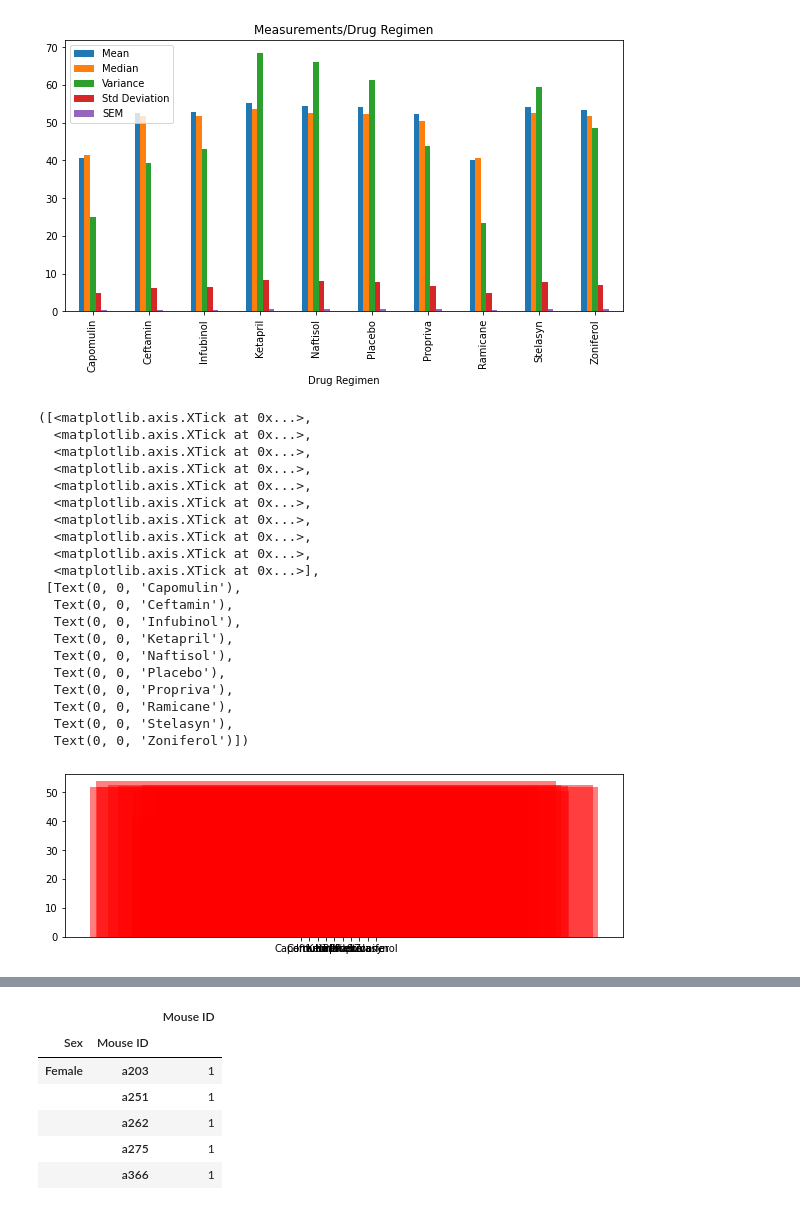
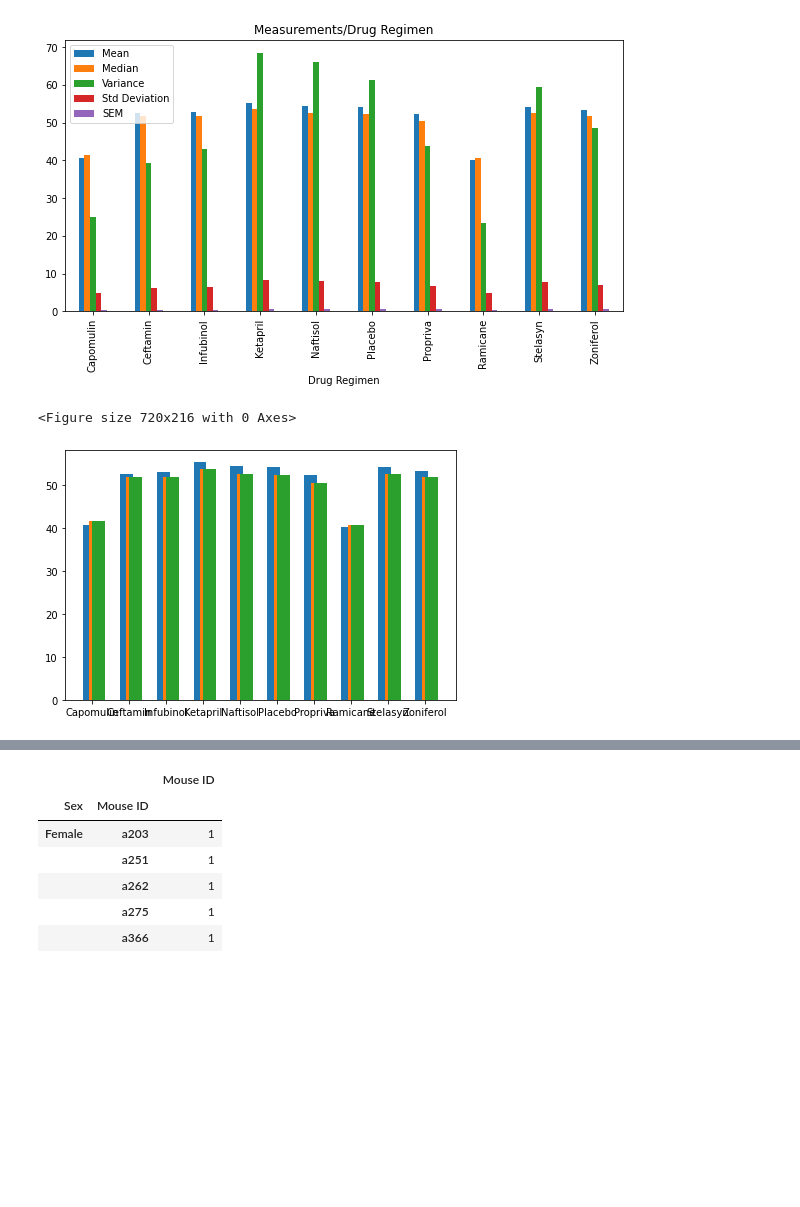
Before and after one commit to g8r1fl/matplotlib-challege, a Jupyter notebook: Pymaceuticals/pymaceuticals_starter.ipynb, the cells around one changed output, grey strips where cells are left out. Saved outputs shown, nothing was run; the diff lists cells and outputs as text; code cells hidden in the pictures; blank space fills up the shorter version.

Commit message:
figured out how to plot the bar chart with Pandas and pyplot

```diff
--- a/Pymaceuticals/pymaceuticals_starter.ipynb
+++ b/Pymaceuticals/pymaceuticals_starter.ipynb
@@ -196,0 +170,3 @@ Index(['Mean', 'Median', 'Variance', 'Std Deviation', 'SEM'], dtype='object')
+# %%
+new_summary_df = summary_df.reset_index()
+summary_df
@@ -204,36 +214,33 @@ ax = summary_df[['Mean', 'Median', 'Variance', 'Std Deviation', 'SEM']].plot(kin
 [figure]
 # %%
 # Generate a bar plot showing the total number of measurements taken on each drug regimen using pyplot.
-#     regimen = list(summary_df.keys())
-#     mean = list(summary_df['Mean'])
-#     med = list(summary_df['Median'])
+regimen = list(new_summary_df['Drug Regimen'])
+mean = list(summary_df['Mean'])
+med = list(summary_df['Median'])
+var = list(summary_df['Variance'])
+stdev = list(summary_df['Std Deviation'])
+sem = list(summary_df['SEM'])
 
-x_axis = np.arange(len(summary_df))
-tick_locations = [value for value in x_axis]
+
+x = np.arange(len(regimen)) # label locations
+width =0.35 #width of bars
+tick_locations = [value for value in x]
 plt.figure(figsize=(10,3))
-plt.bar(x_axis, summary_df["Median"],summary_df["Mean"], color='r', alpha=0.5, align="center")
+# plt.bar(x_axis, mean, med, var, color='r', alpha=0.5, align="center")
+fig, ax = plt.subplots()
+rect1 = ax.bar(x - width/4, mean, width, label='Mean')
+rect2 = ax.bar(x + width/4, med, width, label='Median')
+rect3 = ax.bar(x + (2*width/4), med, width, label='Variance')
+
+# plt.bar(x_axis, med, color='b', alpha=0.5, align="center")
+
+# plt.bar(new_summary_df["Drug Regimen"], new_summary_df[['Mean', 'Median', 'Variance', 'Std Deviation', 'SEM']])
+
 plt.xticks(tick_locations, list(summary_df.index))
 
-# plt.show()
+fig.tight_layout()
+
+plt.show()
 # %% [output]
-([<matplotlib.axis.XTick at 0x...>,
-  <matplotlib.axis.XTick at 0x...>,
-  <matplotlib.axis.XTick at 0x...>,
-  <matplotlib.axis.XTick at 0x...>,
-  <matplotlib.axis.XTick at 0x...>,
-  <matplotlib.axis.XTick at 0x...>,
-  <matplotlib.axis.XTick at 0x...>,
-  <matplotlib.axis.XTick at 0x...>,
-  <matplotlib.axis.XTick at 0x...>,
-  <matplotlib.axis.XTick at 0x...>],
- [Text(0, 0, 'Capomulin'),
-  Text(0, 0, 'Ceftamin'),
-  Text(0, 0, 'Infubinol'),
-  Text(0, 0, 'Ketapril'),
-  Text(0, 0, 'Naftisol'),
-  Text(0, 0, 'Placebo'),
-  Text(0, 0, 'Propriva'),
-  Text(0, 0, 'Ramicane'),
-  Text(0, 0, 'Stelasyn'),
-  Text(0, 0, 'Zoniferol')])
+<Figure size 720x216 with 0 Axes>
-[figure, old version]
+[figure, new version]
```
Also changed, not shown: parts of 12 cells of this notebook.
